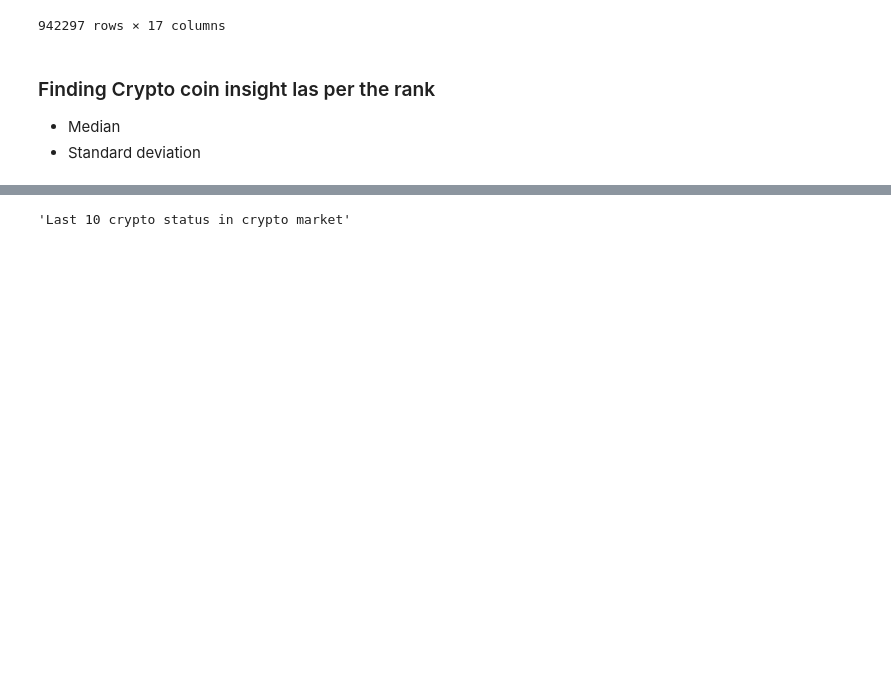
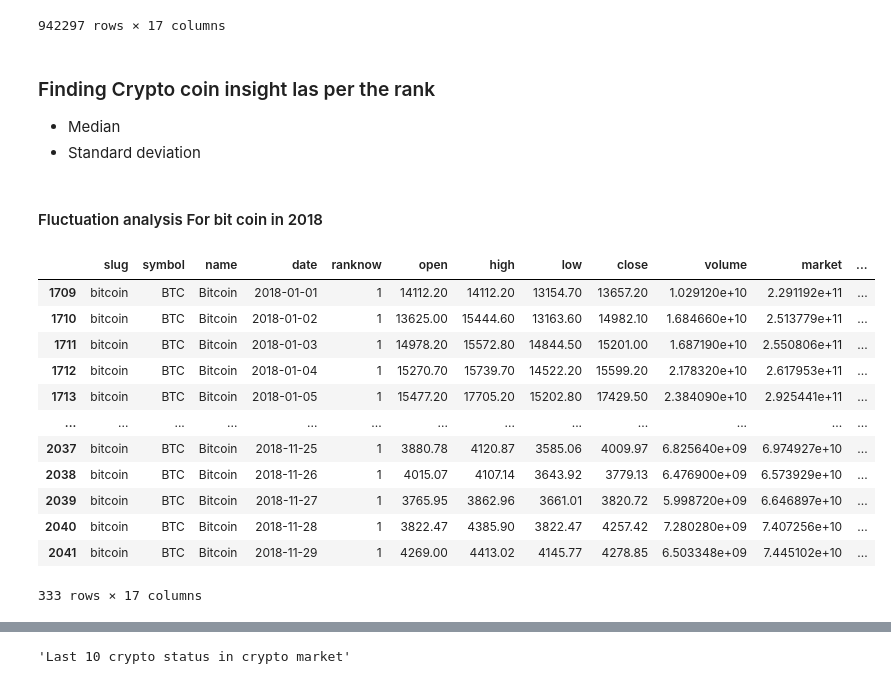
Before and after one commit to anupghosh-git/crypto-markets-data-analysis, a Jupyter notebook: Crypto-markets-data-analysis.ipynb, the cells around one changed output, grey strips where cells are left out. Cells and saved outputs as stored; diff of their text form; code cells hidden in the pictures; blank space fills up the shorter version.

```diff
--- a/Crypto-markets-data-analysis.ipynb
+++ b/Crypto-markets-data-analysis.ipynb
@@ -217,3 +217,23 @@ df_cr
 
 - Median
 - Standard deviation
+# %% [markdown]
+#### Fluctuation analysis For bit coin in 2018
+# %%
+#df_bitcoin = df_year[df_year['symbol'] == 'BTC']
+df_btc_fluc = df_cr[(df_cr['symbol'] == 'BTC') & (df_cr['year'] == 2018)]
+df_btc_fluc
+# %% [output]
+|  | slug | symbol | name | date | ranknow | open | high | low | close | volume | market | ... |
+| 1709 | bitcoin | BTC | Bitcoin | 2018-01-01 | 1 | 14112.20 | 14112.20 | 13154.70 | 13657.20 | 1.029120e+10 | 2.291192e+11 | ... |
+| 1710 | bitcoin | BTC | Bitcoin | 2018-01-02 | 1 | 13625.00 | 15444.60 | 13163.60 | 14982.10 | 1.684660e+10 | 2.513779e+11 | ... |
+| 1711 | bitcoin | BTC | Bitcoin | 2018-01-03 | 1 | 14978.20 | 15572.80 | 14844.50 | 15201.00 | 1.687190e+10 | 2.550806e+11 | ... |
+| 1712 | bitcoin | BTC | Bitcoin | 2018-01-04 | 1 | 15270.70 | 15739.70 | 14522.20 | 15599.20 | 2.178320e+10 | 2.617953e+11 | ... |
+| 1713 | bitcoin | BTC | Bitcoin | 2018-01-05 | 1 | 15477.20 | 17705.20 | 15202.80 | 17429.50 | 2.384090e+10 | 2.925441e+11 | ... |
+| ... | ... | ... | ... | ... | ... | ... | ... | ... | ... | ... | ... | ... |
+| 2037 | bitcoin | BTC | Bitcoin | 2018-11-25 | 1 | 3880.78 | 4120.87 | 3585.06 | 4009.97 | 6.825640e+09 | 6.974927e+10 | ... |
+| 2038 | bitcoin | BTC | Bitcoin | 2018-11-26 | 1 | 4015.07 | 4107.14 | 3643.92 | 3779.13 | 6.476900e+09 | 6.573929e+10 | ... |
+| 2039 | bitcoin | BTC | Bitcoin | 2018-11-27 | 1 | 3765.95 | 3862.96 | 3661.01 | 3820.72 | 5.998720e+09 | 6.646897e+10 | ... |
+| 2040 | bitcoin | BTC | Bitcoin | 2018-11-28 | 1 | 3822.47 | 4385.90 | 3822.47 | 4257.42 | 7.280280e+09 | 7.407256e+10 | ... |
+| 2041 | bitcoin | BTC | Bitcoin | 2018-11-29 | 1 | 4269.00 | 4413.02 | 4145.77 | 4278.85 | 6.503348e+09 | 7.445102e+10 | ... |
+333 rows × 17 columns
```
Also changed, not shown: parts of 8 cells of this notebook.
